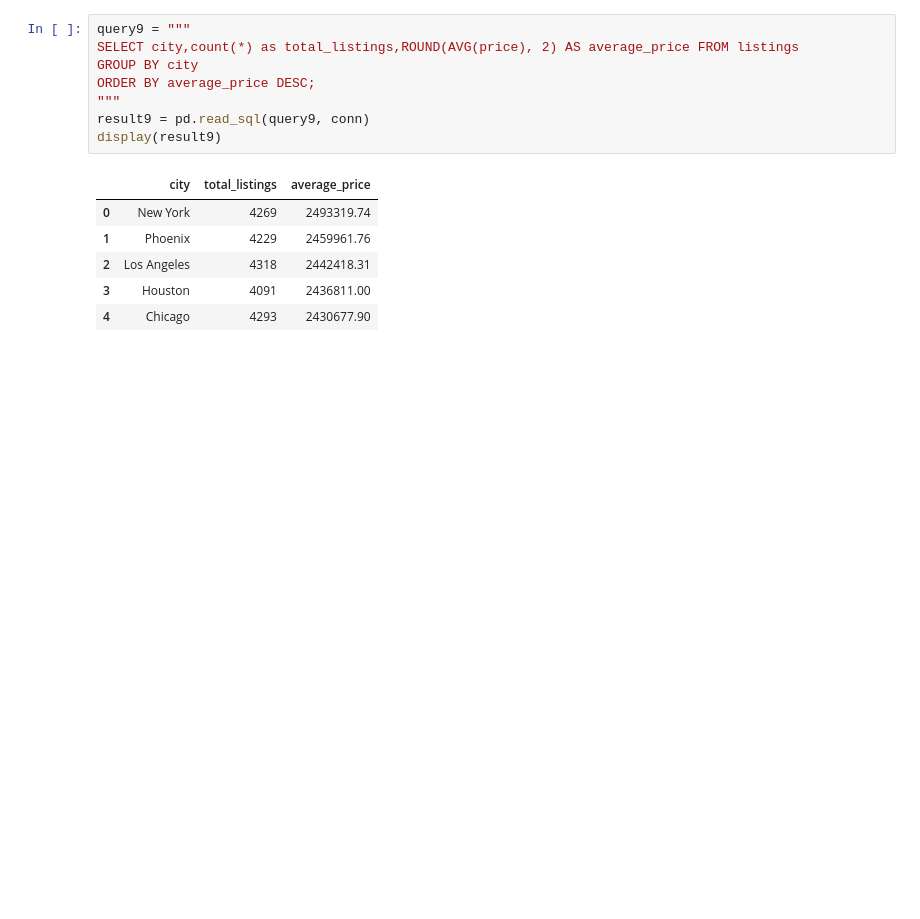
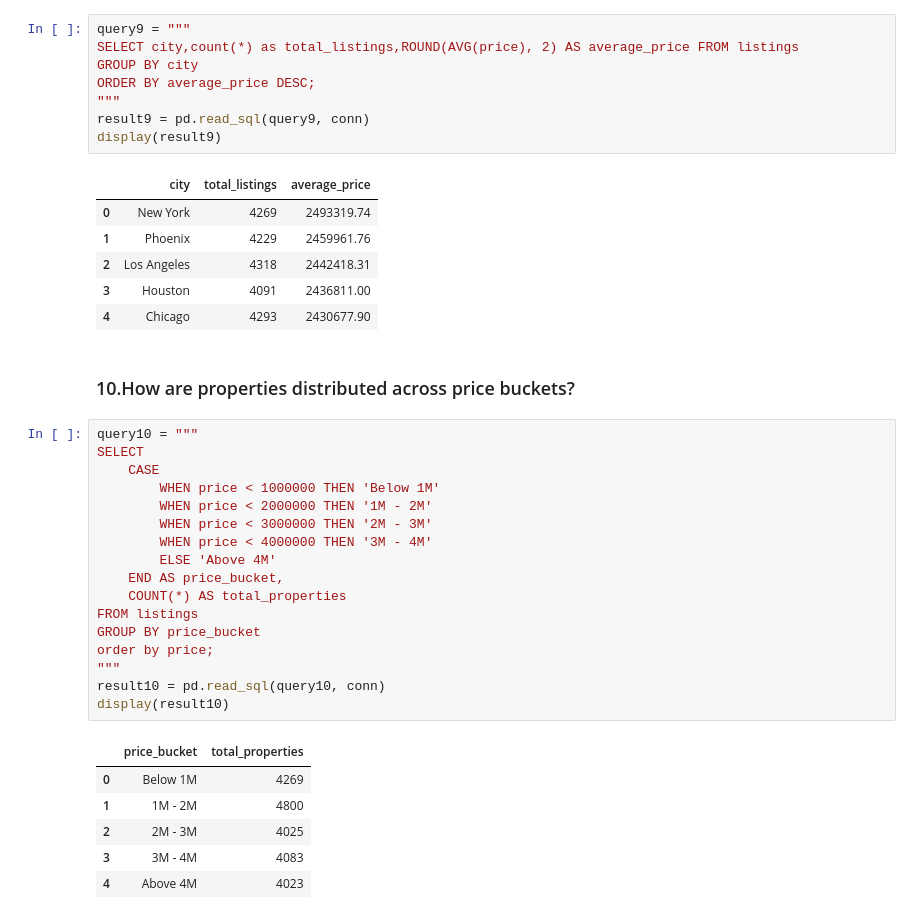
Before and after one commit to mukundnaramesh2605/guvi-python-sql-pandas-project-1, a Jupyter notebook: project.ipynb, the cells around one changed output. Cells and saved outputs as stored; diff of their text form; blank space fills up the shorter version.

Commit message:
10.How are properties distributed across price buckets?

```diff
--- a/project.ipynb
+++ b/project.ipynb
@@ -720,3 +720,29 @@ display(result9)
 | 2 | Los Angeles | 4318 | 2442418.31 |
 | 3 | Houston | 4091 | 2436811.00 |
 | 4 | Chicago | 4293 | 2430677.90 |
+# %% [markdown]
+### 10.How are properties distributed across price buckets?
+# %%
+query10 = """
+SELECT
+    CASE
+        WHEN price < 1000000 THEN 'Below 1M'
+        WHEN price < 2000000 THEN '1M - 2M'
+        WHEN price < 3000000 THEN '2M - 3M'
+        WHEN price < 4000000 THEN '3M - 4M'
+        ELSE 'Above 4M'
+    END AS price_bucket,
+    COUNT(*) AS total_properties
+FROM listings
+GROUP BY price_bucket
+order by price;
+"""
+result10 = pd.read_sql(query10, conn)
+display(result10)
+# %% [output]
+|  | price_bucket | total_properties |
+| 0 | Below 1M | 4269 |
+| 1 | 1M - 2M | 4800 |
+| 2 | 2M - 3M | 4025 |
+| 3 | 3M - 4M | 4083 |
+| 4 | Above 4M | 4023 |
```
